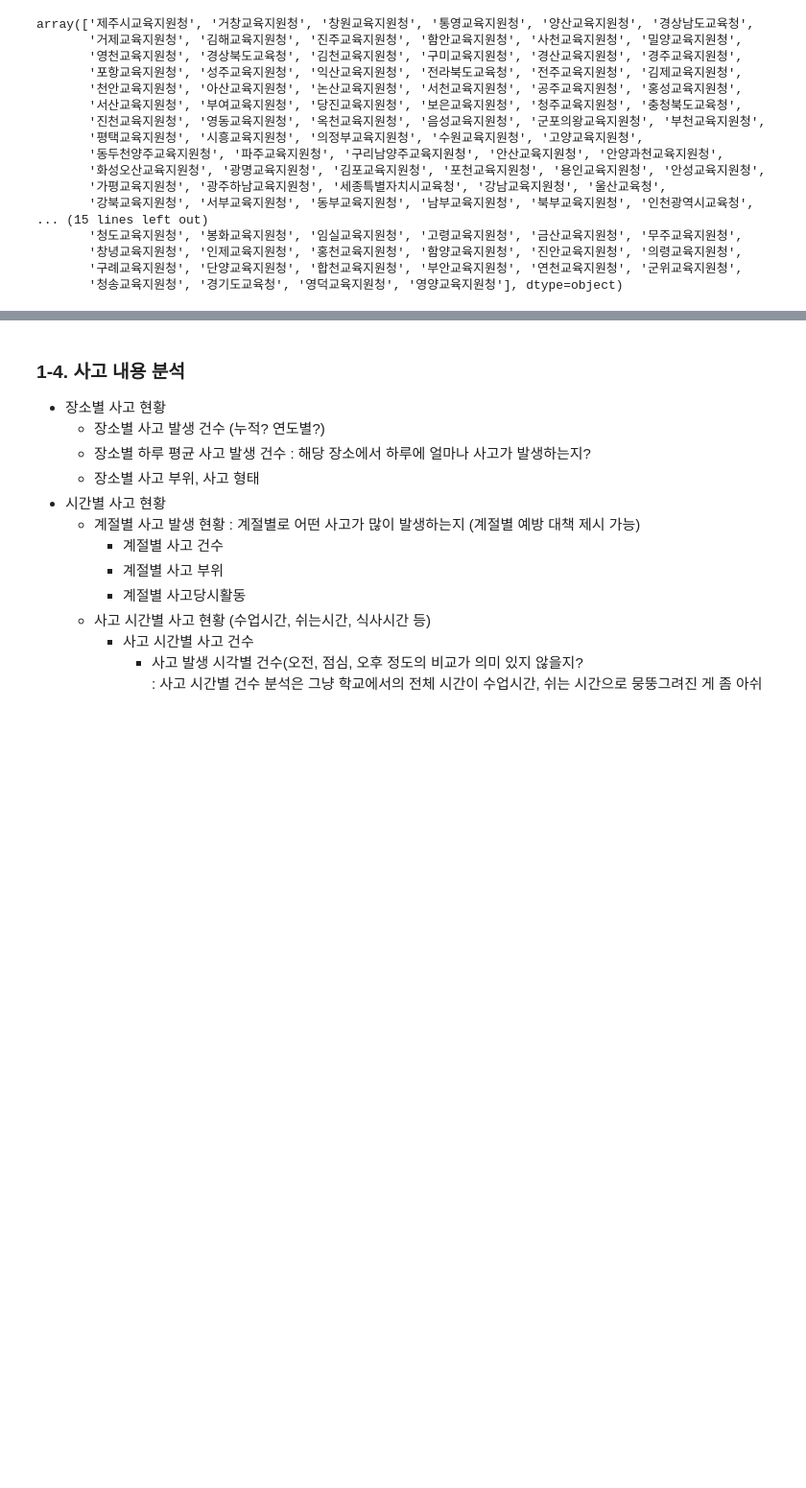
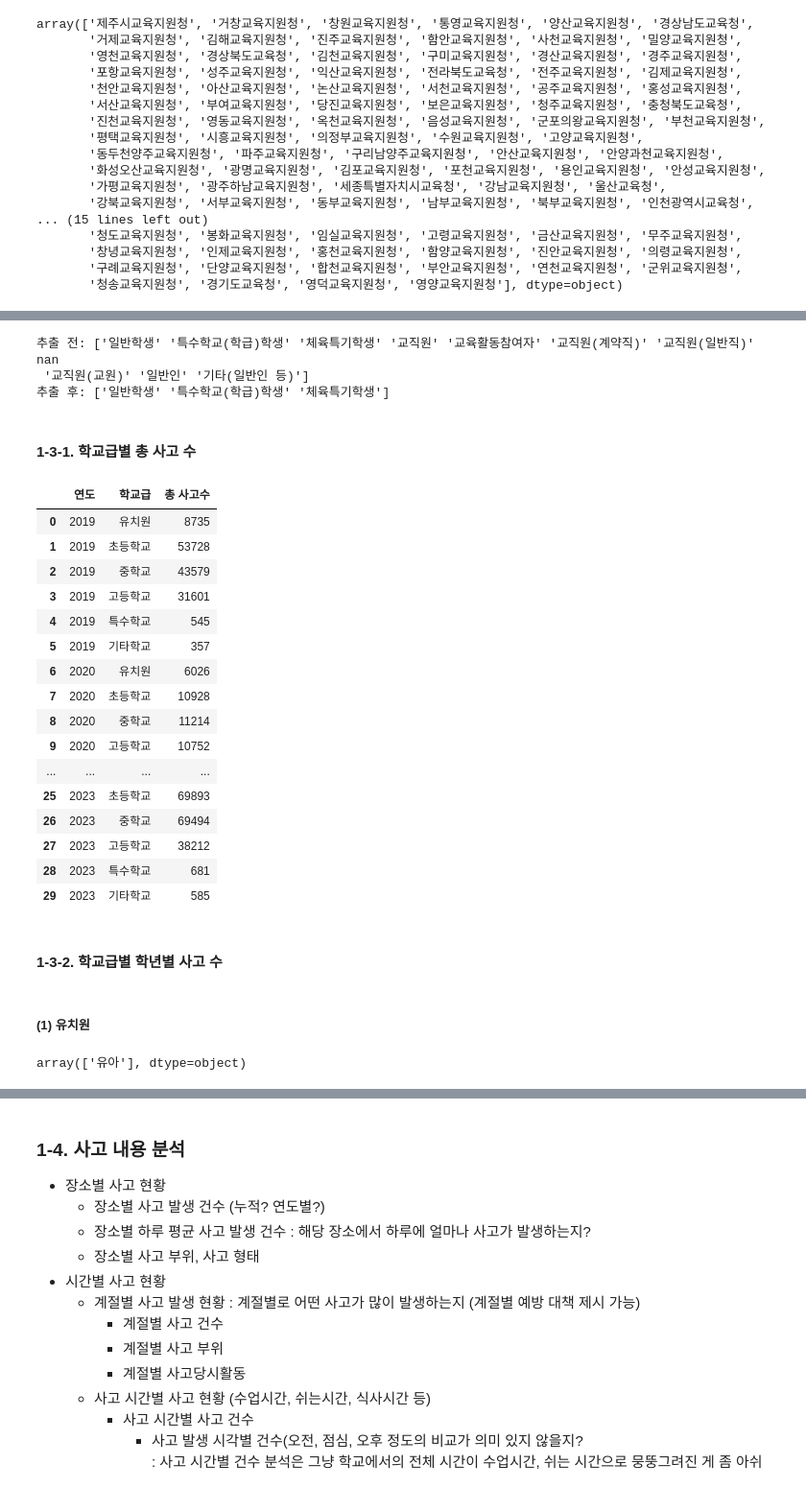
Before and after one commit to CHOIEUNHYE/school-accidents, a Jupyter notebook: code/eda/학교안전사고현황eda_이유정.ipynb, the cells around one changed output, grey strips where cells are left out. Shown at 96% size. Cells and saved outputs as stored; diff of their text form; code cells hidden in the pictures; blank space fills up the shorter version.

```diff
--- a/code/eda/학교안전사고현황eda_이유정.ipynb
+++ b/code/eda/학교안전사고현황eda_이유정.ipynb
@@ -123,0 +103,10 @@ Name: 구분, dtype: float64
+# %%
+#사고자구분 중 '일반학생', '특수학교(학급)학생', '체육특기학생' 값만 추출
+print('추출 전:', df.사고자구분.unique())
+
+sch_df = df[df['사고자구분'].isin(['일반학생', '특수학교(학급)학생', '체육특기학생'])]
+print('추출 후:', sch_df.사고자구분.unique())
+# %% [output]
+추출 전: ['일반학생' '특수학교(학급)학생' '체육특기학생' '교직원' '교육활동참여자' '교직원(계약직)' '교직원(일반직)' nan
+ '교직원(교원)' '일반인' '기타(일반인 등)']
+추출 후: ['일반학생' '특수학교(학급)학생' '체육특기학생']
@@ -123,0 +215,33 @@ Name: 구분, dtype: float64
+# %% [markdown]
+#### 1-3-1. 학교급별 총 사고 수
+# %%
+#연도, 학교급 기준으로 groupby
+sch_tot_acci = sch_df.groupby(['연도', '학교급']).size().reset_index(name='총 사고수')
+
+#연도 type str로 변경
+sch_tot_acci['연도'] = sch_tot_acci['연도'].astype(str)
+
+#연도, 학교급 기준으로 정렬
+custom_order = ["유치원", "초등학교", "중학교", "고등학교", "특수학교", "기타학교"]
+sch_tot_acci['학교급'] = pd.Categorical(sch_tot_acci['학교급'], categories=custom_order, ordered=True)
+sch_tot_acci = sch_tot_acci.sort_values(['연도', '학교급']).reset_index(drop=True)
+
+sch_tot_acci
+# %% [output]
+|  | 연도 | 학교급 | 총 사고수 |
+| 0 | 2019 | 유치원 | 8735 |
+| 1 | 2019 | 초등학교 | 53728 |
+| 2 | 2019 | 중학교 | 43579 |
+| 3 | 2019 | 고등학교 | 31601 |
+| 4 | 2019 | 특수학교 | 545 |
+| 5 | 2019 | 기타학교 | 357 |
+| 6 | 2020 | 유치원 | 6026 |
+| 7 | 2020 | 초등학교 | 10928 |
+| 8 | 2020 | 중학교 | 11214 |
+| 9 | 2020 | 고등학교 | 10752 |
+| ... | ... | ... | ... |
+| 25 | 2023 | 초등학교 | 69893 |
+| 26 | 2023 | 중학교 | 69494 |
+| 27 | 2023 | 고등학교 | 38212 |
+| 28 | 2023 | 특수학교 | 681 |
+| 29 | 2023 | 기타학교 | 585 |
@@ -123,0 +264,10 @@ Name: 구분, dtype: float64
+# %% [markdown]
+#### 1-3-2. 학교급별 학년별 사고 수
+# %% [markdown]
+##### (1) 유치원
+# %%
+#학교급 중 유치원 추출
+sch_kg = sch_df[sch_df['학교급'] == '유치원']
+sch_kg['사고자학년'].unique()
+# %% [output]
+array(['유아'], dtype=object)
```
Also changed, not shown: parts of 62 cells of this notebook.
